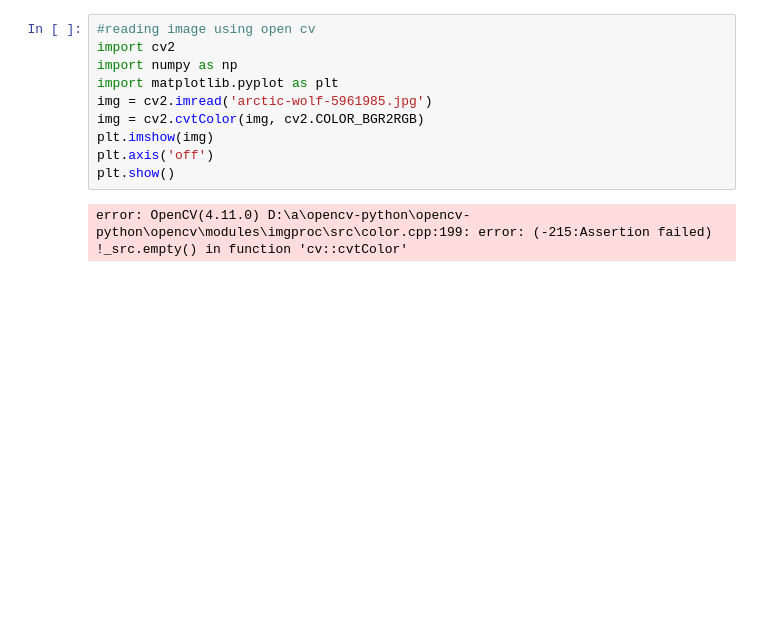
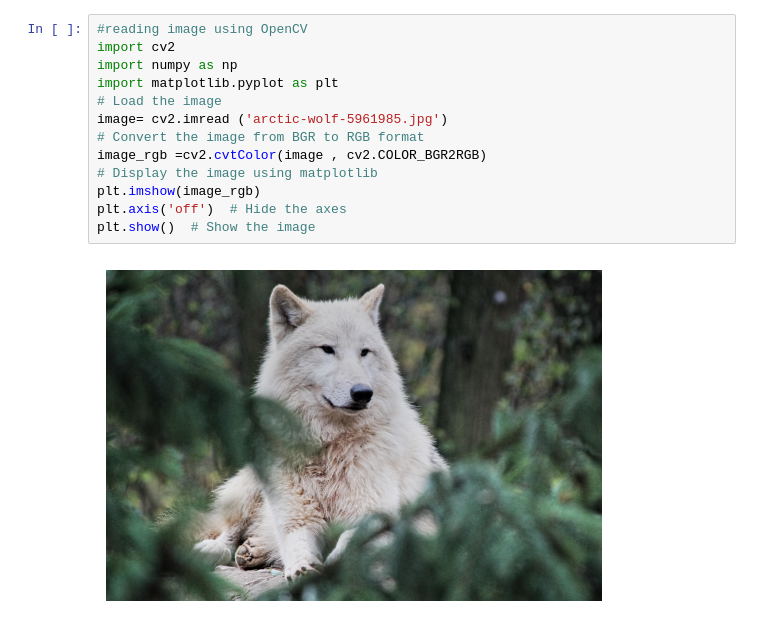
Before and after one commit to el5hatib/OpenCV, a Jupyter notebook: chapter1/ReadImage.ipynb, the cells around one changed output. Saved outputs shown, nothing was run; the diff lists cells and outputs as text; blank space fills up the shorter version.

Commit message:
#reading image using OpenCV

```diff
--- a/chapter1/ReadImage.ipynb
+++ b/chapter1/ReadImage.ipynb
@@ -1,12 +1,15 @@
 # %%
-#reading image using open cv
+#reading image using OpenCV
 import cv2
 import numpy as np
 import matplotlib.pyplot as plt
-img = cv2.imread('arctic-wolf-5961985.jpg')
-img = cv2.cvtColor(img, cv2.COLOR_BGR2RGB)
-plt.imshow(img)
-plt.axis('off')
-plt.show()
+# Load the image
+image= cv2.imread ('arctic-wolf-5961985.jpg')
+# Convert the image from BGR to RGB format
+image_rgb =cv2.cvtColor(image , cv2.COLOR_BGR2RGB)
+# Display the image using matplotlib
+plt.imshow(image_rgb)
+plt.axis('off')  # Hide the axes
+plt.show()  # Show the image
 # %% [output]
-error: OpenCV(4.11.0) D:\a\opencv-python\opencv-python\opencv\modules\imgproc\src\color.cpp:199: error: (-215:Assertion failed) !_src.empty() in function 'cv::cvtColor'
+[figure, added]
```
